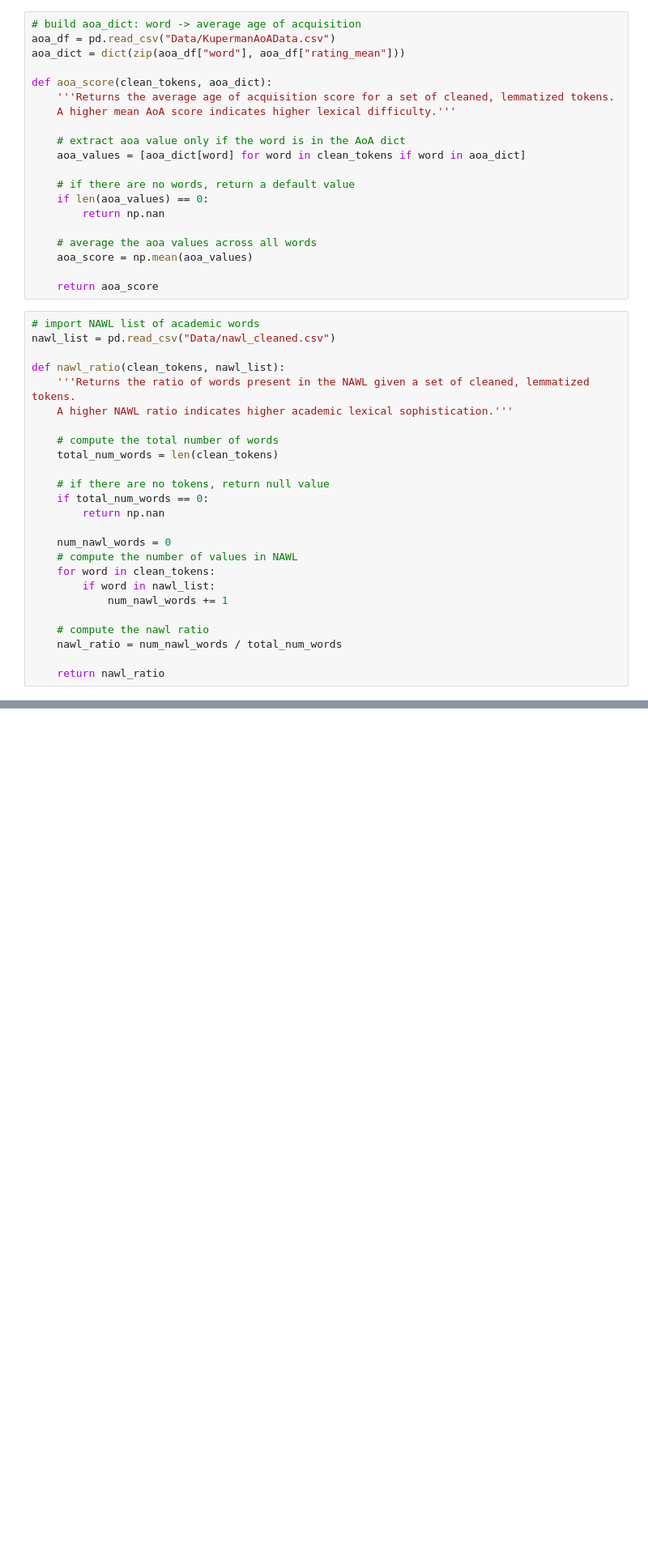
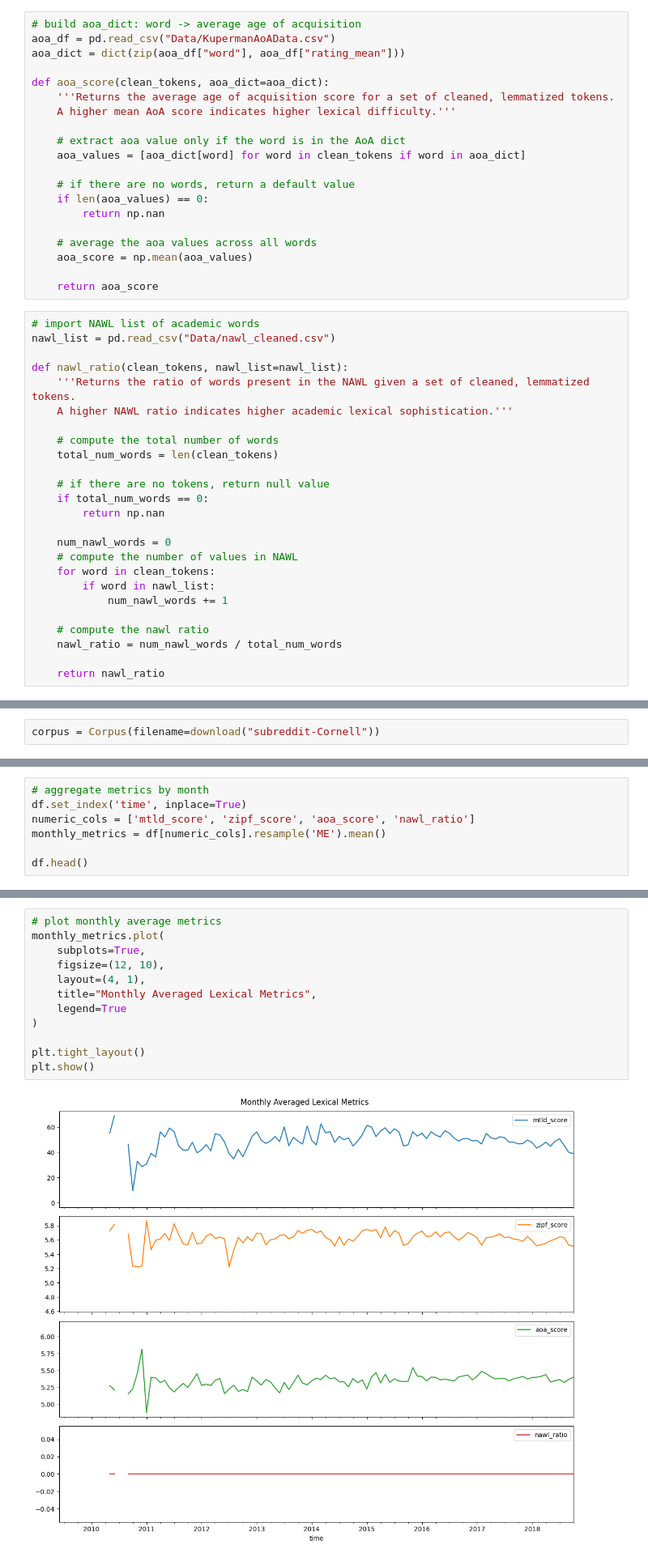
Before and after one commit to nickvick04/ORFE-Thesis, a Jupyter notebook: LexicalAnalysis.ipynb, the cells around one changed output, grey strips where cells are left out. Shown at 81% size. Drawn from its saved outputs; the diff is of its cells as text; blank space fills up the shorter version.

Commit message:
add analysis and plotting

```diff
--- a/LexicalAnalysis.ipynb
+++ b/LexicalAnalysis.ipynb
@@ -130,7 +131,7 @@ def zipf_score(clean_tokens):
 aoa_df = pd.read_csv("Data/KupermanAoAData.csv")
 aoa_dict = dict(zip(aoa_df["word"], aoa_df["rating_mean"]))
 
-def aoa_score(clean_tokens, aoa_dict):
+def aoa_score(clean_tokens, aoa_dict=aoa_dict):
     '''Returns the average age of acquisition score for a set of cleaned, lemmatized tokens.
     A higher mean AoA score indicates higher lexical difficulty.'''
 
@@ -149,7 +150,7 @@ def aoa_score(clean_tokens, aoa_dict):
 # import NAWL list of academic words
 nawl_list = pd.read_csv("Data/nawl_cleaned.csv")
 
-def nawl_ratio(clean_tokens, nawl_list):
+def nawl_ratio(clean_tokens, nawl_list=nawl_list):
     '''Returns the ratio of words present in the NAWL given a set of cleaned, lemmatized tokens.
     A higher NAWL ratio indicates higher academic lexical sophistication.'''
 
@@ -172,0 +176,2 @@ def nawl_ratio(clean_tokens, nawl_list):
+# %%
+corpus = Corpus(filename=download("subreddit-Cornell"))
@@ -172,0 +220,7 @@ def nawl_ratio(clean_tokens, nawl_list):
+# %%
+# aggregate metrics by month
+df.set_index('time', inplace=True)
+numeric_cols = ['mtld_score', 'zipf_score', 'aoa_score', 'nawl_ratio']
+monthly_metrics = df[numeric_cols].resample('ME').mean()
+
+df.head()
@@ -172,0 +237,14 @@ def nawl_ratio(clean_tokens, nawl_list):
+# %%
+# plot monthly average metrics
+monthly_metrics.plot(
+    subplots=True,
+    figsize=(12, 10),
+    layout=(4, 1),
+    title="Monthly Averaged Lexical Metrics",
+    legend=True
+)
+
+plt.tight_layout()
+plt.show()
+# %% [output]
+[figure, added]
```
Also changed, not shown: parts of 8 cells of this notebook.
